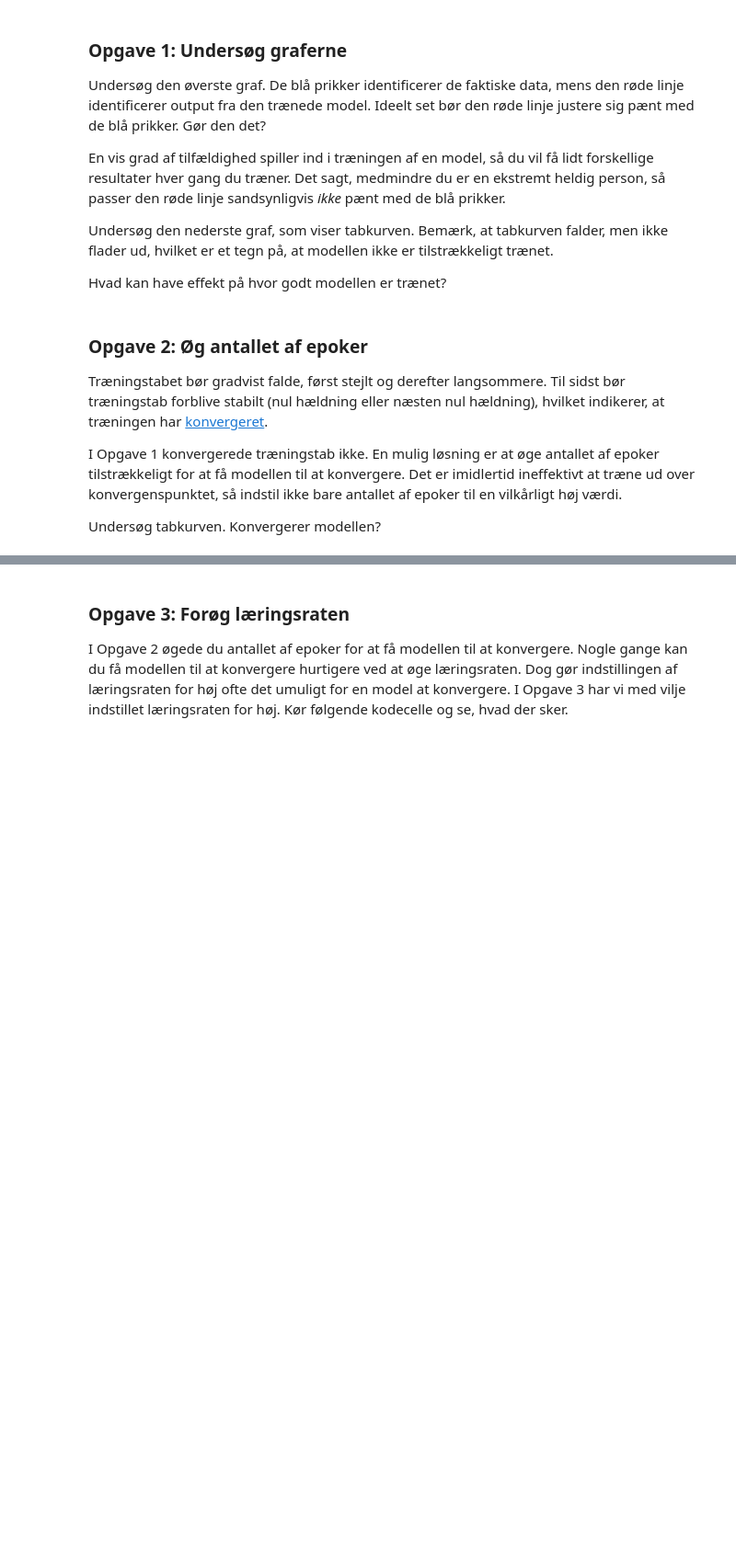
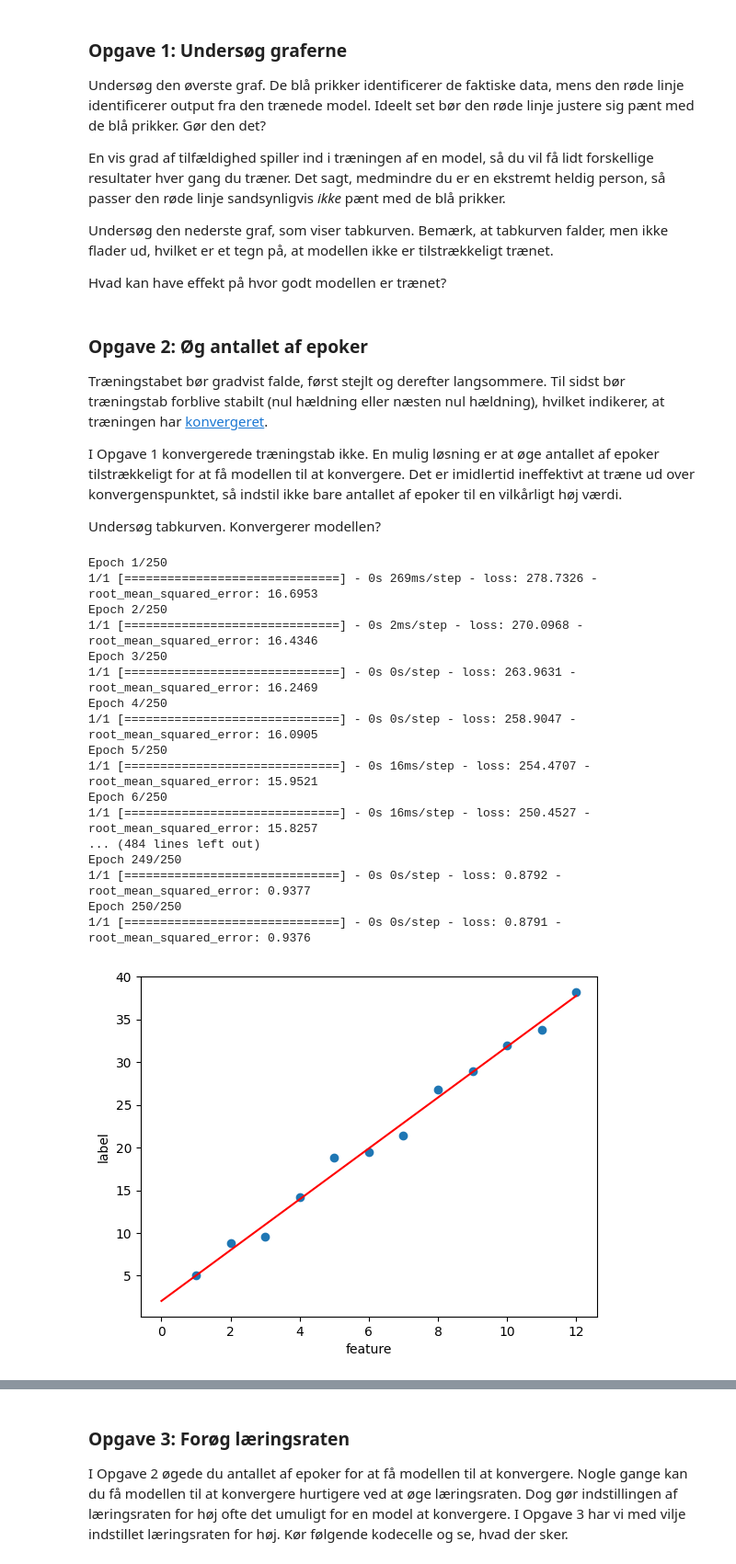
Before and after one commit to kasperhammer/ml-opgaver-kasperhammer-main, a Jupyter notebook: 1. Regression/1. regression.ipynb, the cells around one changed output, grey strips where cells are left out. Shown at 92% size. Cells and saved outputs as stored; diff of their text form; code cells hidden in the pictures; blank space fills up the shorter version.

```diff
--- a/1. Regression/1. regression.ipynb
+++ b/1. Regression/1. regression.ipynb
@@ -112,7 +115,7 @@ def plot_the_model(trained_weight, trained_bias, feature, label):
   x0 = 0
   y0 = trained_bias
   x1 = feature[-1]
-  y1 = trained_bias + (trained_weight * x1)
+  y1 = trained_bias + (np.average(trained_weight) * x1)
   plt.plot([x0, x1], [y0, y1], c='r')
 
   # Render the scatter plot and the red line.
@@ -179,12 +207,31 @@ I Opgave 1 konvergerede træningstab ikke. En mulig løsning er at øge antallet
 Undersøg tabkurven. Konvergerer modellen?
 # %%
 learning_rate=0.01
-epochs= ?   # Replace ? with an integer.
+epochs= 250  # Replace ? with an integer.
 my_batch_size=12
 
 my_model = build_model(learning_rate)
 trained_weight, trained_bias, epochs, rmse = train_model(my_model, my_feature,
                                                         my_label, epochs,
                                                         my_batch_size)
 plot_the_model(trained_weight, trained_bias, my_feature, my_label)
 plot_the_loss_curve(epochs, rmse)
+# %% [output]
+Epoch 1/250
+1/1 [==============================] - 0s 269ms/step - loss: 278.7326 - root_mean_squared_error: 16.6953
+Epoch 2/250
+1/1 [==============================] - 0s 2ms/step - loss: 270.0968 - root_mean_squared_error: 16.4346
+Epoch 3/250
+1/1 [==============================] - 0s 0s/step - loss: 263.9631 - root_mean_squared_error: 16.2469
+Epoch 4/250
+1/1 [==============================] - 0s 0s/step - loss: 258.9047 - root_mean_squared_error: 16.0905
+Epoch 5/250
+1/1 [==============================] - 0s 16ms/step - loss: 254.4707 - root_mean_squared_error: 15.9521
+Epoch 6/250
+1/1 [==============================] - 0s 16ms/step - loss: 250.4527 - root_mean_squared_error: 15.8257
+... (484 lines left out)
+Epoch 249/250
+1/1 [==============================] - 0s 0s/step - loss: 0.8792 - root_mean_squared_error: 0.9377
+Epoch 250/250
+1/1 [==============================] - 0s 0s/step - loss: 0.8791 - root_mean_squared_error: 0.9376
+[figure, added]
```
Also changed, not shown: parts of 22 cells of this notebook.
